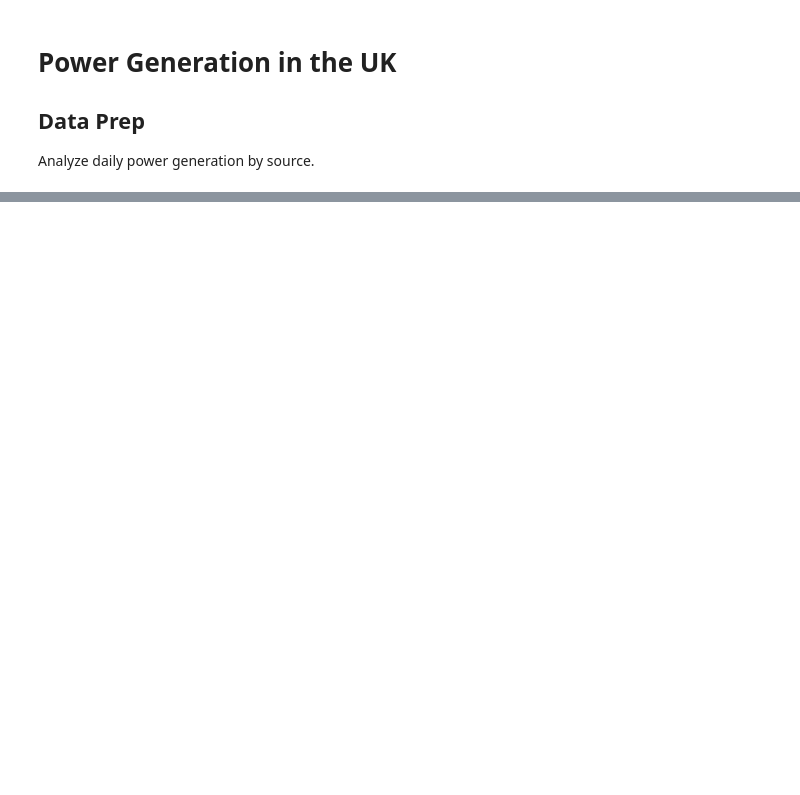
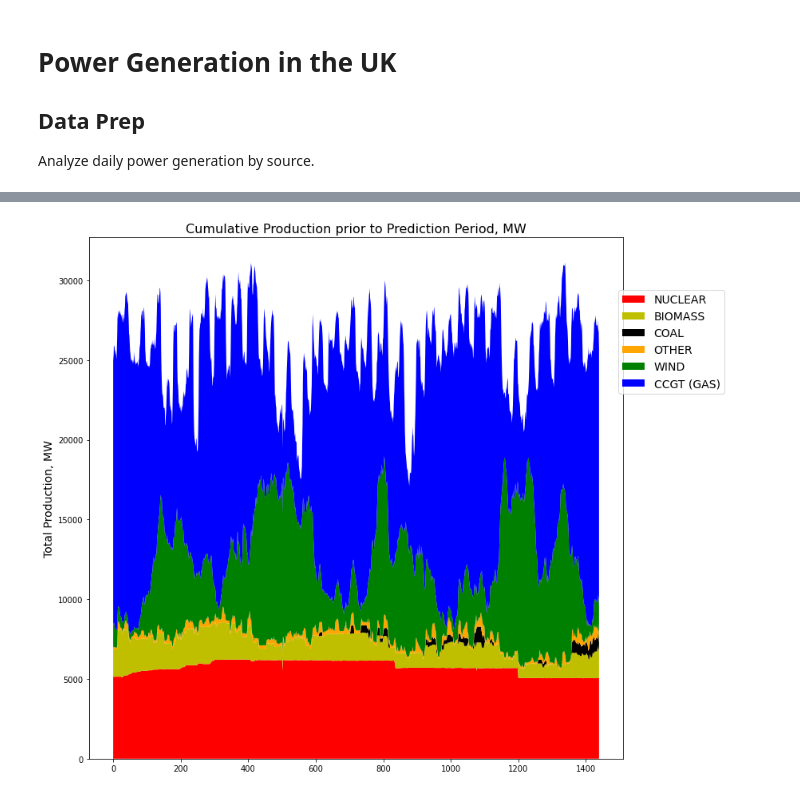
Before and after one commit to ddl-dave-heinicke/Data-Analyst-Workshop-Electricity, a Jupyter notebook: Power Extraction EDA.ipynb, the cells around one changed output, grey strips where cells are left out. Cells and saved outputs as stored; diff of their text form; code cells hidden in the pictures; blank space fills up the shorter version.

Commit message:
Pushed from Domino: https://demo2.dominodatalab.com/workspace/test-data-analyst/PowerGenerationWorkshop?executionId=6324c359de659c33feb8f3df

```diff
--- a/Power Extraction EDA.ipynb
+++ b/Power Extraction EDA.ipynb
@@ -61,0 +32,9 @@ KeyError: 'credentialType'
+# %%
+from io import StringIO
+import pandas as pd
+
+s = str(object_store.get("PowerGenerationData_June2022.csv"),'utf-8')
+data = StringIO(s)
+
+df = pd.read_csv(data)
+df.head()
@@ -61,0 +59,30 @@ KeyError: 'credentialType'
+# %%
+# Create total output feature
+df['TOTAL'] = df.sum(axis=1, numeric_only=True)
+
+
+
+plot_cols = ['CCGT', 'WIND', 'NUCLEAR','BIOMASS', 'COAL', 'TOTAL']
+
+df_plot = df[plot_cols].copy()
+
+df_plot['OTHER'] = df_plot['TOTAL'] - df_plot[['CCGT', 'WIND', 'NUCLEAR','BIOMASS', 'COAL']].sum(axis=1, numeric_only=True)
+
+# Plot Cumulative production up to prediction point
+
+plt.figure(figsize=(12,12))
+
+colors = ['r','y', 'k','orange','g','b']
+
+x = df.index
+y = [df.NUCLEAR, df.BIOMASS, df.COAL, df.OTHER, df.WIND, df.CCGT,]
+
+plt.stackplot(x,y,
+              labels=['NUCLEAR', 'BIOMASS', 'COAL', 'OTHER', 'WIND', 'CCGT (GAS)'],
+              colors=colors)
+plt.legend(bbox_to_anchor=(1.2, 0.8), loc='right', fontsize=14)
+plt.ylabel('Total Production, MW', fontsize=14)
+plt.title('Cumulative Production prior to Prediction Period, MW', fontsize=16)
+plt.show()
+# %% [output]
+[figure, added]
```
Also changed, not shown: parts of 6 cells of this notebook.
